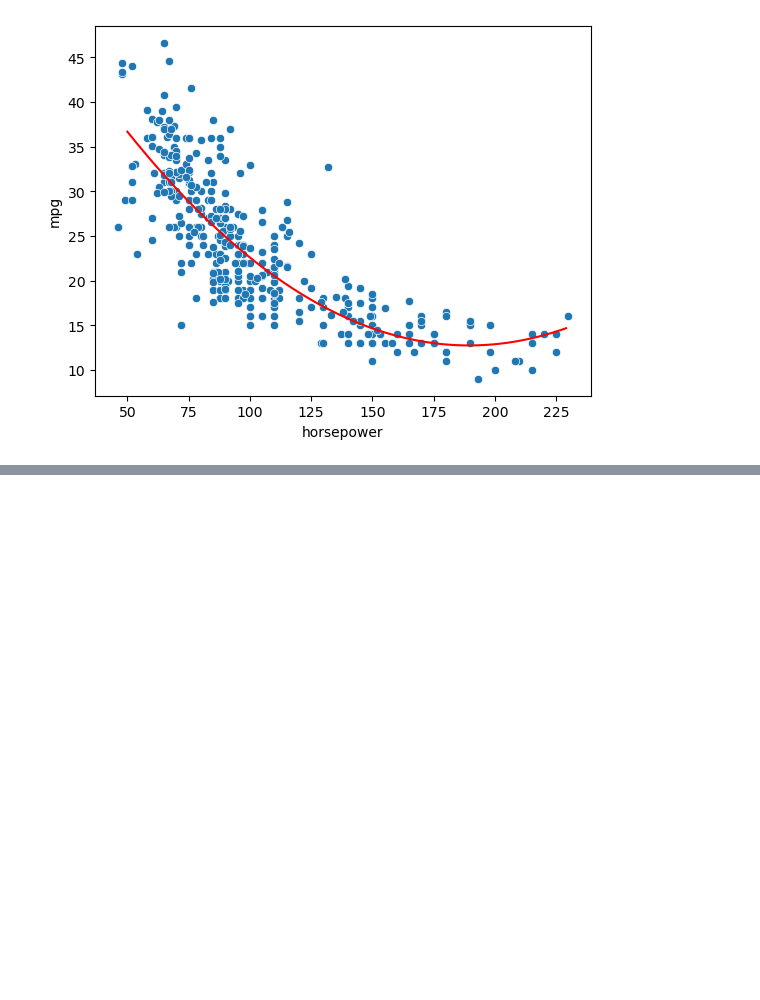
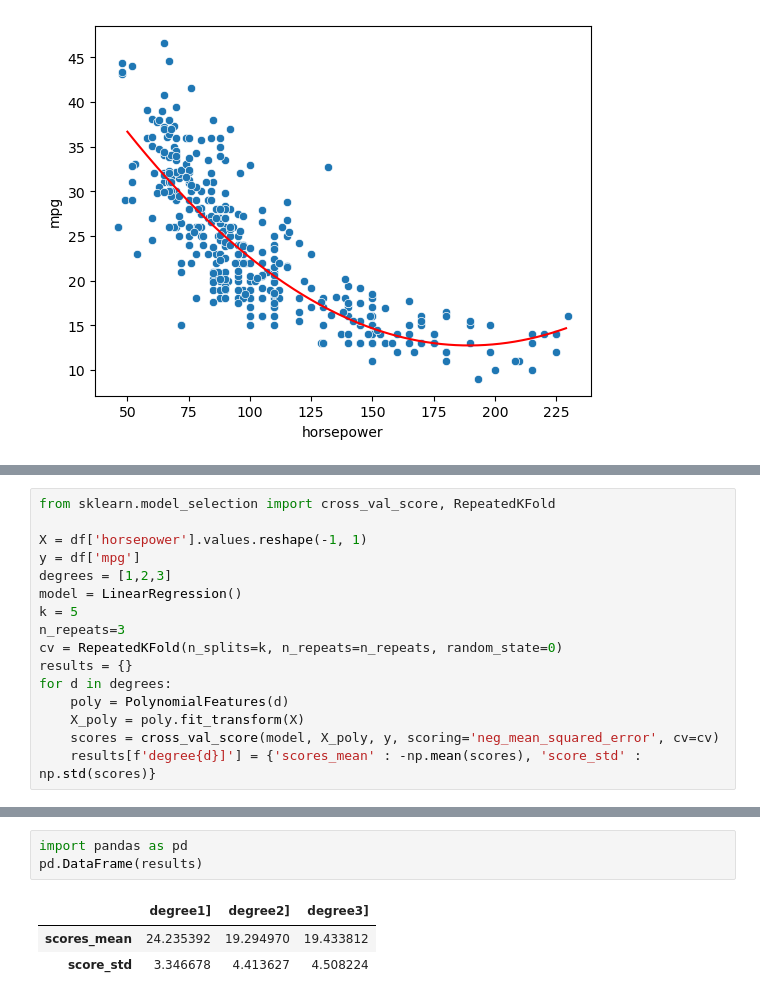
Before and after one commit to yunozon/datascience-py, a Jupyter notebook: study/section10.ipynb, the cells around one changed output, grey strips where cells are left out. Cells and saved outputs as stored; diff of their text form; blank space fills up the shorter version.

```diff
--- a/study/section10.ipynb
+++ b/study/section10.ipynb
@@ -49,0 +87,16 @@ plt.plot(x_axis, pred, 'r')
+# %%
+from sklearn.model_selection import cross_val_score, RepeatedKFold
+
+X = df['horsepower'].values.reshape(-1, 1)
+y = df['mpg']
+degrees = [1,2,3]
+model = LinearRegression()
+k = 5
+n_repeats=3
+cv = RepeatedKFold(n_splits=k, n_repeats=n_repeats, random_state=0)
+results = {}
+for d in degrees:
+    poly = PolynomialFeatures(d)
+    X_poly = poly.fit_transform(X)
+    scores = cross_val_score(model, X_poly, y, scoring='neg_mean_squared_error', cv=cv)
+    results[f'degree{d}]'] = {'scores_mean' : -np.mean(scores), 'score_std' : np.std(scores)}
@@ -49,0 +111,7 @@ plt.plot(x_axis, pred, 'r')
+# %%
+import pandas as pd
+pd.DataFrame(results)
+# %% [output]
+|  | degree1] | degree2] | degree3] |
+| scores_mean | 24.235392 | 19.294970 | 19.433812 |
+| score_std | 3.346678 | 4.413627 | 4.508224 |
```
Also changed, not shown: parts of 6 cells of this notebook.
